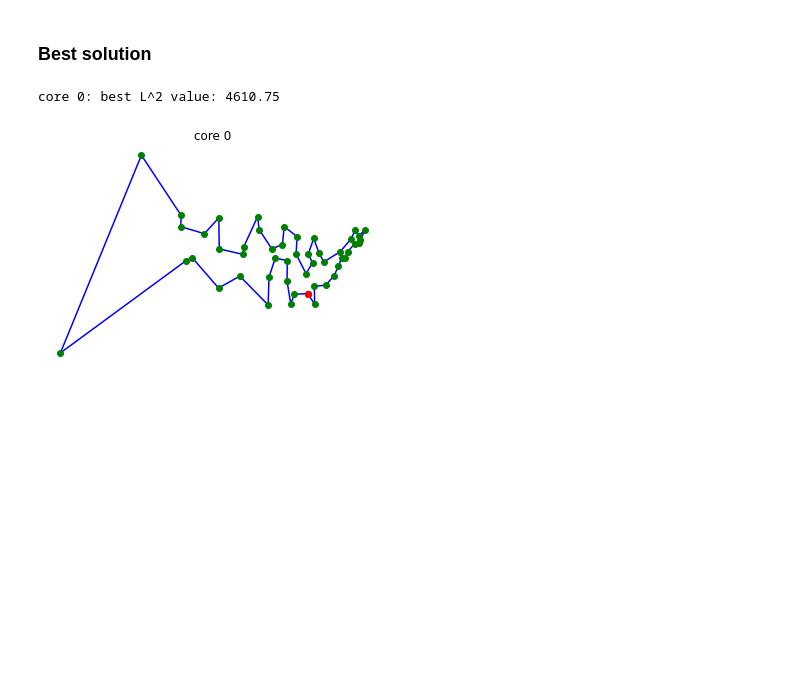
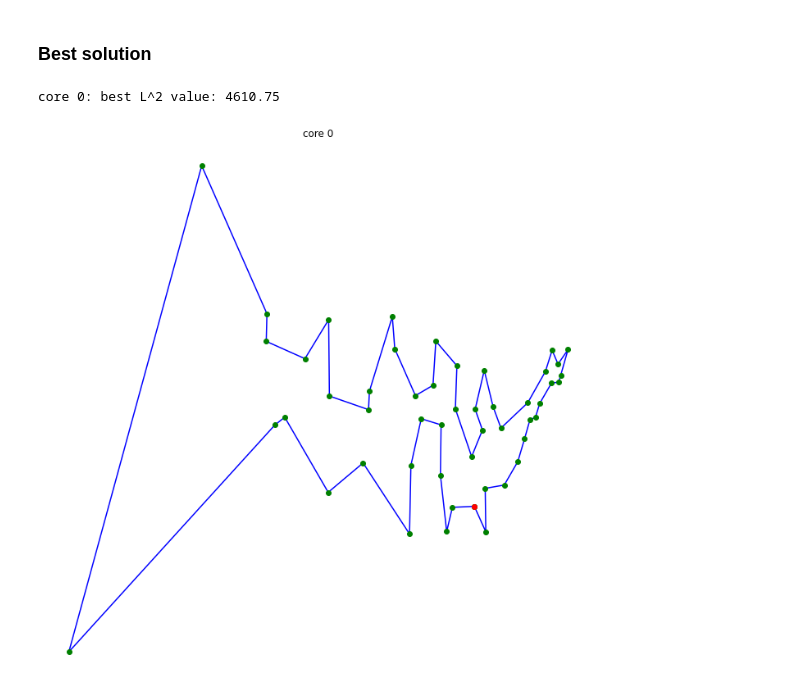
Before and after one commit to eddbell/NSL, a Jupyter notebook: Exercise10/Exercises10.ipynb, the cells around one changed output. Cells and saved outputs as stored; diff of their text form; code cells hidden in the pictures; blank space fills up the shorter version.

```diff
--- a/Exercise10/Exercises10.ipynb
+++ b/Exercise10/Exercises10.ipynb
@@ -132,31 +132,31 @@ Comunicating cores work improve the resolution time and the quality of the solut
 # %%
 data_x = []
 data_y = []
 data_L = []
 data_L_means = []
 i = 0
 
 filexy = './data/out_order_N' + str(i)+ '.1.dat'
 fileL = './data/out_L_N' + str(i)+ '.1.dat'
 x_cities, y_cities= np.loadtxt(filexy, usecols= (0,1), unpack = "true")
 x_L, L, L_ave= np.loadtxt(fileL, usecols= (0,1,2), unpack = "true")
 
 x_cities = np.append(x_cities,x_cities[0])
 y_cities = np.append(y_cities,y_cities[0])
 
 data_x.append(x_cities)
 data_y.append(y_cities)
 data_L.append(L)
 data_L_means.append(L_ave)
 
-
+plt.figure(figsize=(12, 12))
 plt.plot(data_x[i][:],data_y[i][:], "-", color = "blue")
 plt.plot(data_x[i][:],data_y[i][:], "o", color = "green")
 plt.plot(data_x[i][:1],data_y[i][:1], "o", color = "red")
 plt.title('core ' + str(i))
 plt.axis("off")
 
 print( "core {}: best L^2 value: {}".format(i,data_L[i][-1]) )
 # %% [output]
 core 0: best L^2 value: 4610.75
-[figure, old version]
+[figure, new version]
```
